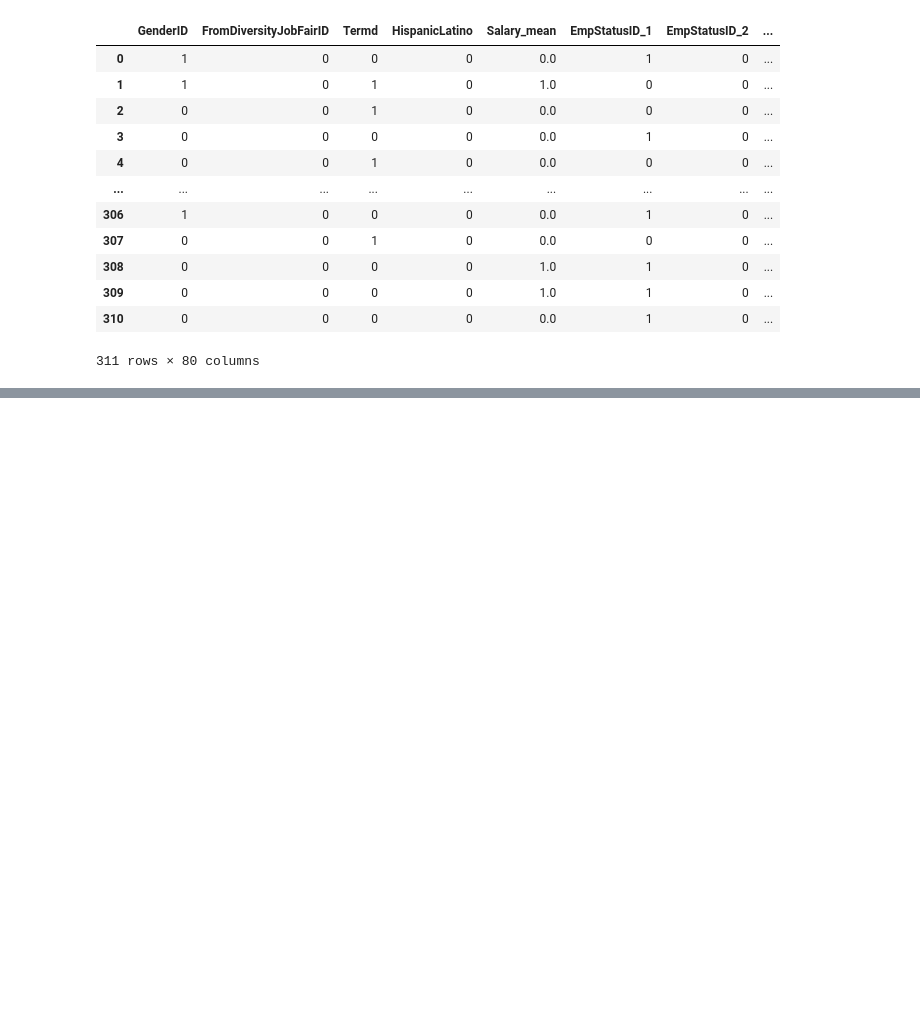
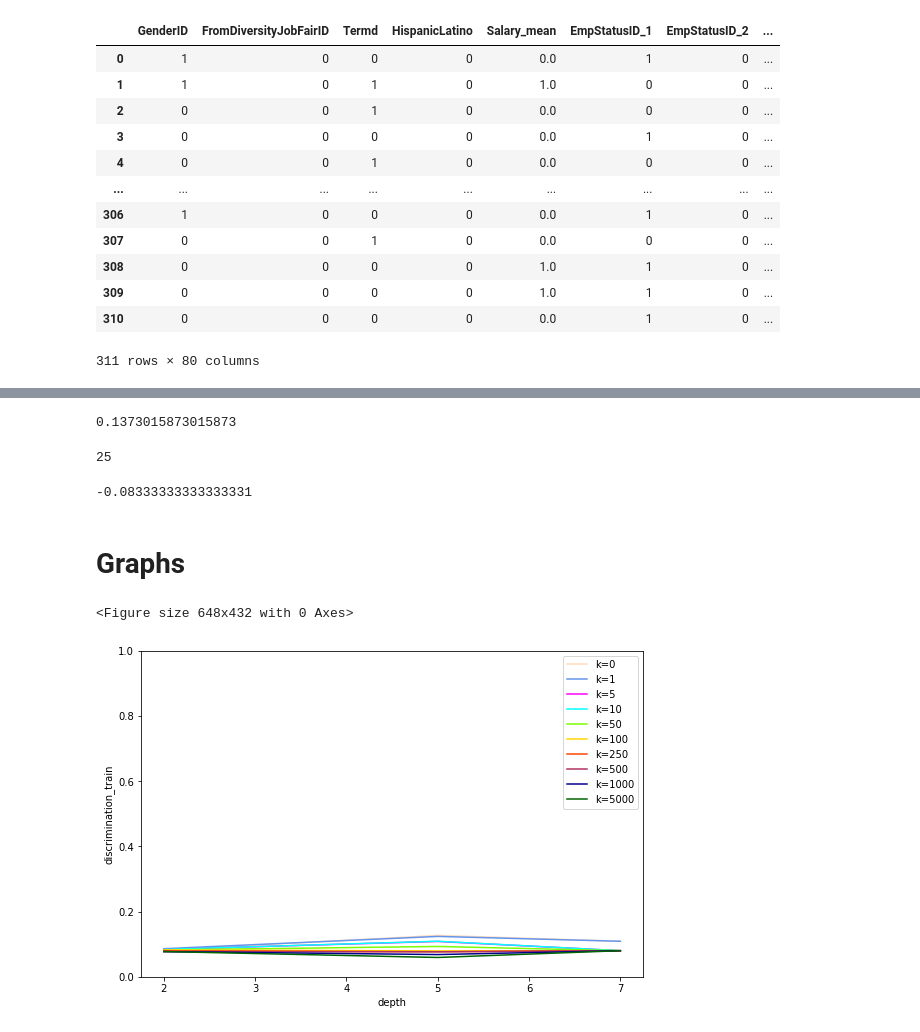
Before and after one commit to Hadyark/Masters-thesis_How-to-find-Decision-Trees-that-are-Optimal, a Jupyter notebook: MyCode/HR.ipynb, the cells around one changed output, grey strips where cells are left out. Drawn from its saved outputs; the diff is of its cells as text; code cells hidden in the pictures; blank space fills up the shorter version.

```diff
--- a/MyCode/HR.ipynb
+++ b/MyCode/HR.ipynb
@@ -102,7 +102,9 @@ sensitive = df['GenderID']
 # %%
 X_train, X_test, y_train, y_test, sensitive_train, sensitive_test = utils.train_test_split(1, X, y, sensitive)
 # %%
-result = pd.DataFrame(columns=['k', 'depth', "random_state", 'clf.error_', 'clf.accuracy_', 'accuracy_train', "accuracy_test", 'discrimination_train', 'discrimination_test', "duration", "min_supp", "tree"])
+import ast
+
+result = pd.DataFrame(columns=['k', 'depth', "random_state", 'clf.error_', 'clf.accuracy_', 'accuracy_train', "accuracy_test", 'discrimination_train', 'discrimination_test', "sum_discrimination_additive", "sum_misclassified", "duration", "min_supp", "tree"])
 
 def xx(clf):
     print(f"### Depth: {depth} state: {random_state} k:{k} ###")
@@ -125,19 +127,21 @@ def xx(clf):
     print(f"error: {clf.error_}")
 
     utils.tree_upgrade(clf.tree_, y_train, sensitive_train)
-    result.loc[len(result.index)] = [k, depth, random_state, clf.error_, clf.accuracy_, accuracy_train, accuracy_test, abs(discrimation_train), abs(discrimation_test), duration, min_supp, clf.tree_]
+    sum_discrimation_additive = utils.sum_elem_tree(ast.literal_eval(str(clf.tree_)), 'discrimination_additive', s=list(), bool=False)
+    sum_misclassified = utils.sum_elem_tree(clf.tree_, 'misclassified', s=list(), bool=False)
+    result.loc[len(result.index)] = [k, depth, random_state, clf.error_, clf.accuracy_, accuracy_train, accuracy_test, abs(discrimation_train), abs(discrimation_test), sum_discrimation_additive, sum_misclassified, duration, min_supp, clf.tree_]
 
-if True:
+if False:
     for depth in [2, 5, 7]:
-        for min_supp in range(2,3):
-            for random_state in range(1, 101, 10):
+        #for min_supp in range(1, len(X_train), int(len(X_train)/4)):
+        for min_supp in range(5,6):
+            for random_state in range(1, 102, 20):
                 for k in [0, 1, 5, 10, 50, 100, 250, 500, 1000, 5000]:
                     if random_state in [17, 35, 43, 71, 91]:
                         continue
                     X_train, X_test, y_train, y_test, sensitive_train, sensitive_test = utils.train_test_split(random_state, X, y, sensitive)
 
-                    clf = DL85Classifier(max_depth=depth, error_function=lambda tids: utils.error(list(tids), k, y_train, sensitive_train), min_sup=min_supp, time_limit=120)
+                    clf = DL85Classifier(max_depth=depth, error_function=lambda tids: utils.error(list(tids), k, y_train, sensitive_train), min_sup=min_supp, time_limit=300)
                     xx(clf)
                     print()
-
         result.to_csv('save/'+FILE_NAME, index=False)
@@ -169,4 +176,23 @@ result
+# %%
+utils.sum_elem_tree(clf.tree_, 'discrimination_additive', s=list(), bool=False)
+# %% [output]
+0.1373015873015873
+# %%
+utils.sum_elem_tree(clf.tree_, 'misclassified', s=list(), bool=False)
+# %% [output]
+25
+# %%
+y_pred_train = clf.predict(X_train)
+discrimation_train = utils.discrimination(y_train, sensitive_train)
+discrimation_train
+# %% [output]
+-0.08333333333333331
+# %% [markdown]
+# Graphs
 # %%
-utils.plot_mean("depth", "discrimination_train", result, 0, 0.35)
+utils.plot_mean("depth", "discrimination_train", result, 0, 1)
+# %% [output]
+<Figure size 648x432 with 0 Axes>
+[figure, added]
 # %%
 utils.plot_mean("depth", "discrimination_test", result, 0, 0.4)
```
Also changed, not shown: parts of 25 cells of this notebook, 24 other files.
